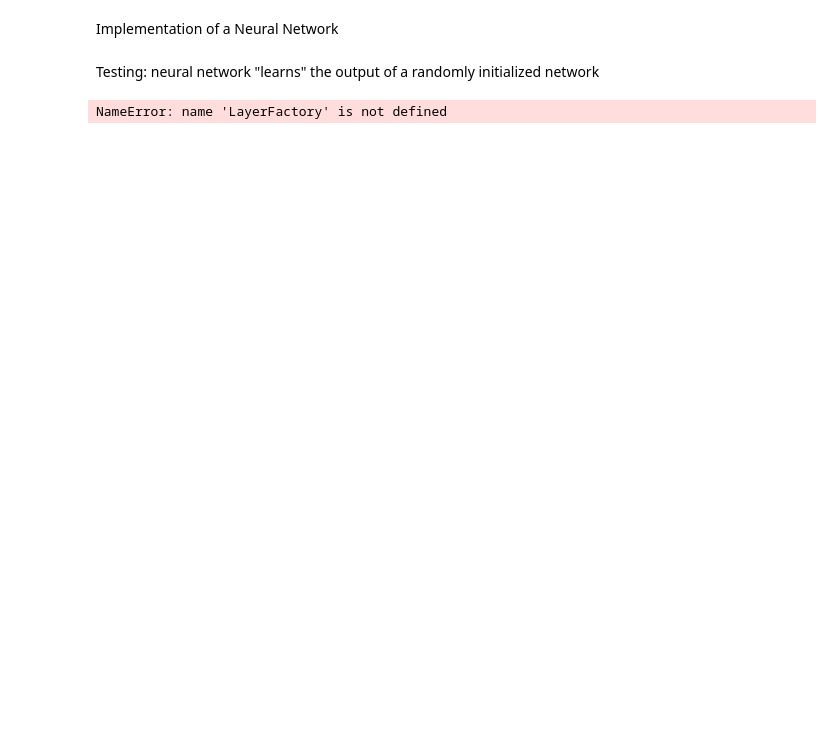
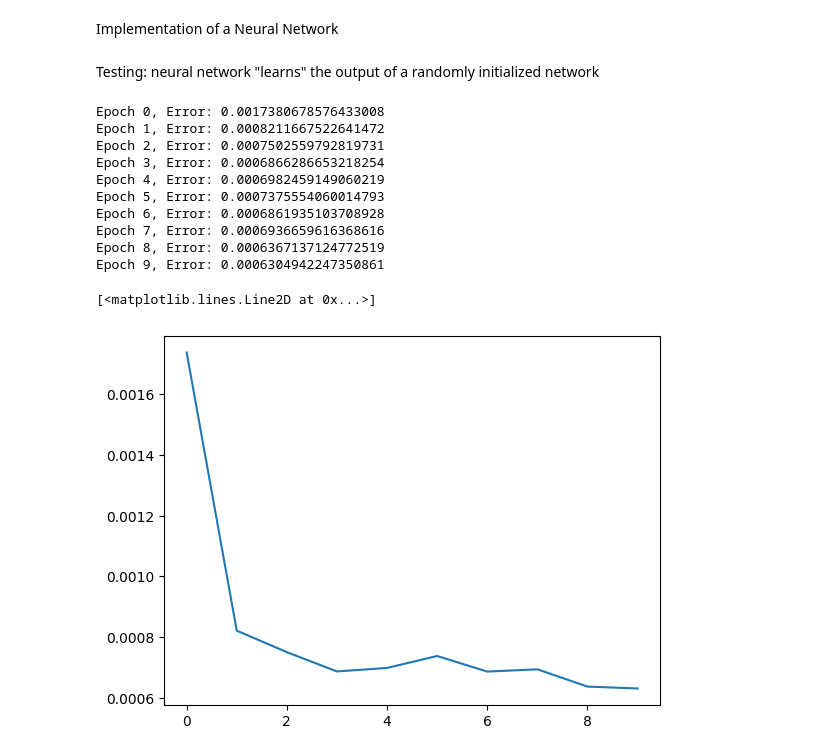
Before and after one commit to Jynns/tutorials-and-side-projects, a Jupyter notebook: NeuralNetwork.ipynb, the cells around one changed output. Saved outputs shown, nothing was run; the diff lists cells and outputs as text; code cells hidden in the pictures; blank space fills up the shorter version.

Commit message:
added iter and epoch

```diff
--- a/NeuralNetwork.ipynb
+++ b/NeuralNetwork.ipynb
@@ -140,41 +140,38 @@ Testing: neural network "learns" the output of a randomly initialized network
 # %%
 layerfac = LayerFactory(lr=0.01)
 layerfac.add_layer(2, 3, 'sigmoid')
 layerfac.add_layer(3, 1, 'sigmoid')
 teacher = NeuralNetwork(layerfac.buildLayers())
 layerfac.add_layer(2, 3, 'sigmoid')
 layerfac.add_layer(3, 1, 'sigmoid')
 student = NeuralNetwork(layerfac.buildLayers())
 
 error_record = []
 
-epoch = 20
+epoch = 10
 iter = 1000
 
 for i in range(epoch):
     errorSum = 0.0
     for c in range(iter):
         x = np.random.rand(2).reshape(2, 1) * 2 - 1
         y = teacher.propagate(x)
         errorSum += error(y, student.propagate(x))
         student.backpropagate(derror(y, student.propagate(x)))
     error_record.append(errorSum / float(iter))
     print(f"Epoch {i}, Error: {errorSum / float(iter)}")
 
-"""
-for i in range(80000):
-    x = np.random.rand(2).reshape(2, 1) * 2 - 1
-    y = teacher.propagate(x)
-    y_pred = student.propagate(x)
-    student.backpropagate(derror(y, y_pred))
-
-    if i % 100 == 0:
-        if i % 10000 == 0:
-            print(f"teacher output: {y.flatten()}")
-            print(f"student output: {y_pred.flatten()}")
-            print(f"Epoch {i}, Error: {error(y, y_pred)}")
-        error_record.append(error(y, y_pred))"""
-
 plt.plot(error_record)
 # %% [output]
-NameError: name 'LayerFactory' is not defined
+Epoch 0, Error: 0.0017380678576433008
+Epoch 1, Error: 0.0008211667522641472
+Epoch 2, Error: 0.0007502559792819731
+Epoch 3, Error: 0.0006866286653218254
+Epoch 4, Error: 0.0006982459149060219
+Epoch 5, Error: 0.0007375554060014793
+Epoch 6, Error: 0.0006861935103708928
+Epoch 7, Error: 0.0006936659616368616
+Epoch 8, Error: 0.0006367137124772519
+Epoch 9, Error: 0.0006304942247350861
+[<matplotlib.lines.Line2D at 0x...>]
+[figure, added]
```
Also changed, not shown: parts of 1 cell of this notebook.
